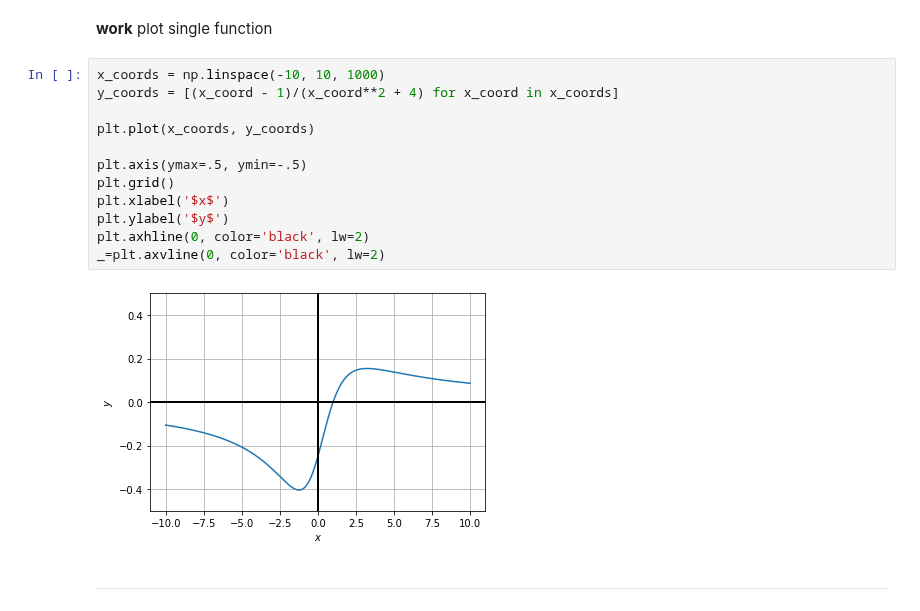
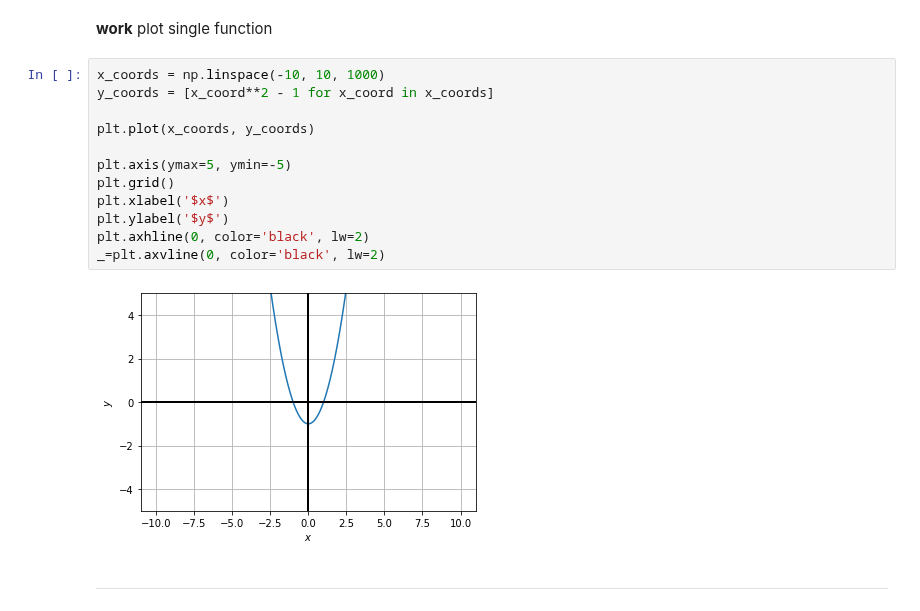
Before and after one commit to geraldwenzel/math_notebooks, a Jupyter notebook: math.ipynb, the cells around one changed output. Cells and saved outputs as stored; diff of their text form.

```diff
--- a/math.ipynb
+++ b/math.ipynb
@@ -44,18 +44,18 @@ _=plt.axvline(0, color='black', lw=2)
 **work** plot single function
 # %%
 x_coords = np.linspace(-10, 10, 1000)
-y_coords = [(x_coord - 1)/(x_coord**2 + 4) for x_coord in x_coords]
+y_coords = [x_coord**2 - 1 for x_coord in x_coords]
 
 plt.plot(x_coords, y_coords)
 
-plt.axis(ymax=.5, ymin=-.5)
+plt.axis(ymax=5, ymin=-5)
 plt.grid()
 plt.xlabel('$x$')
 plt.ylabel('$y$')
 plt.axhline(0, color='black', lw=2)
 _=plt.axvline(0, color='black', lw=2)
 # %% [output]
-[figure, old version]
+[figure, new version]
 # %% [markdown]
 ---
 # %%
```
Also changed, not shown: parts of 1 cell of this notebook.
